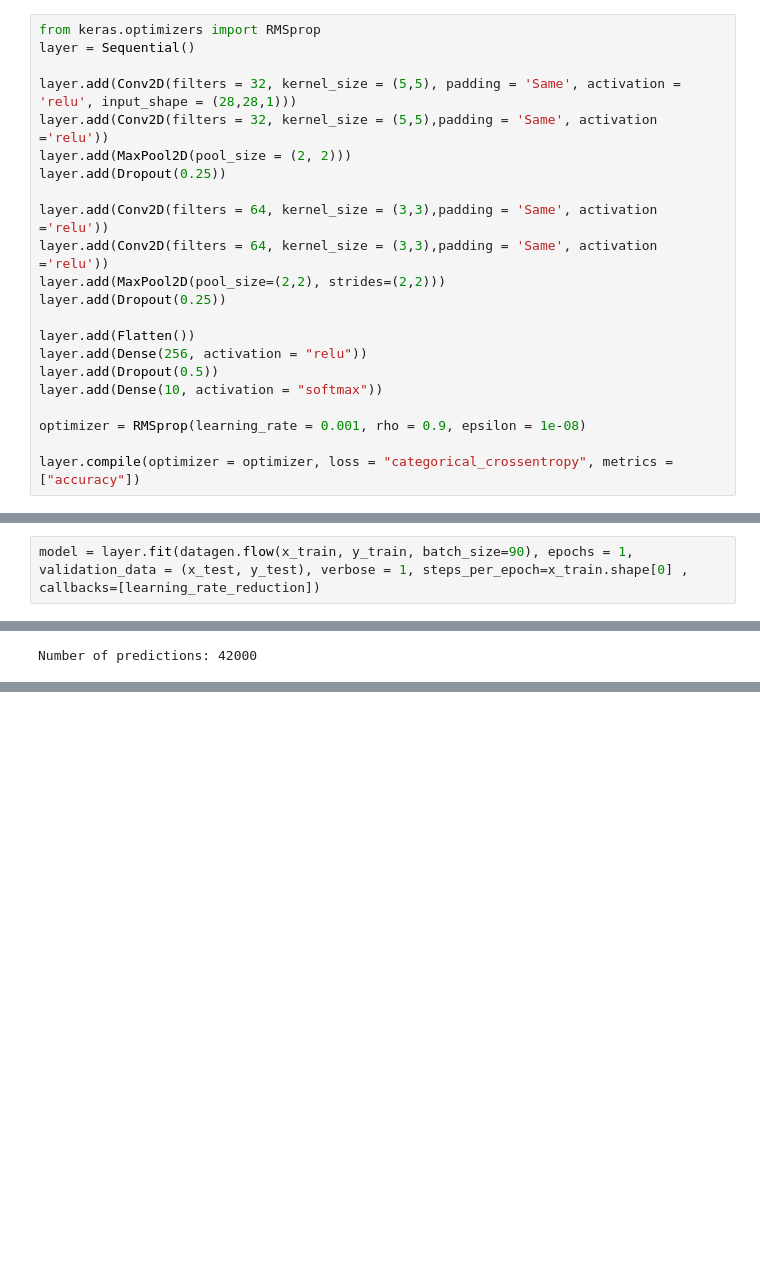
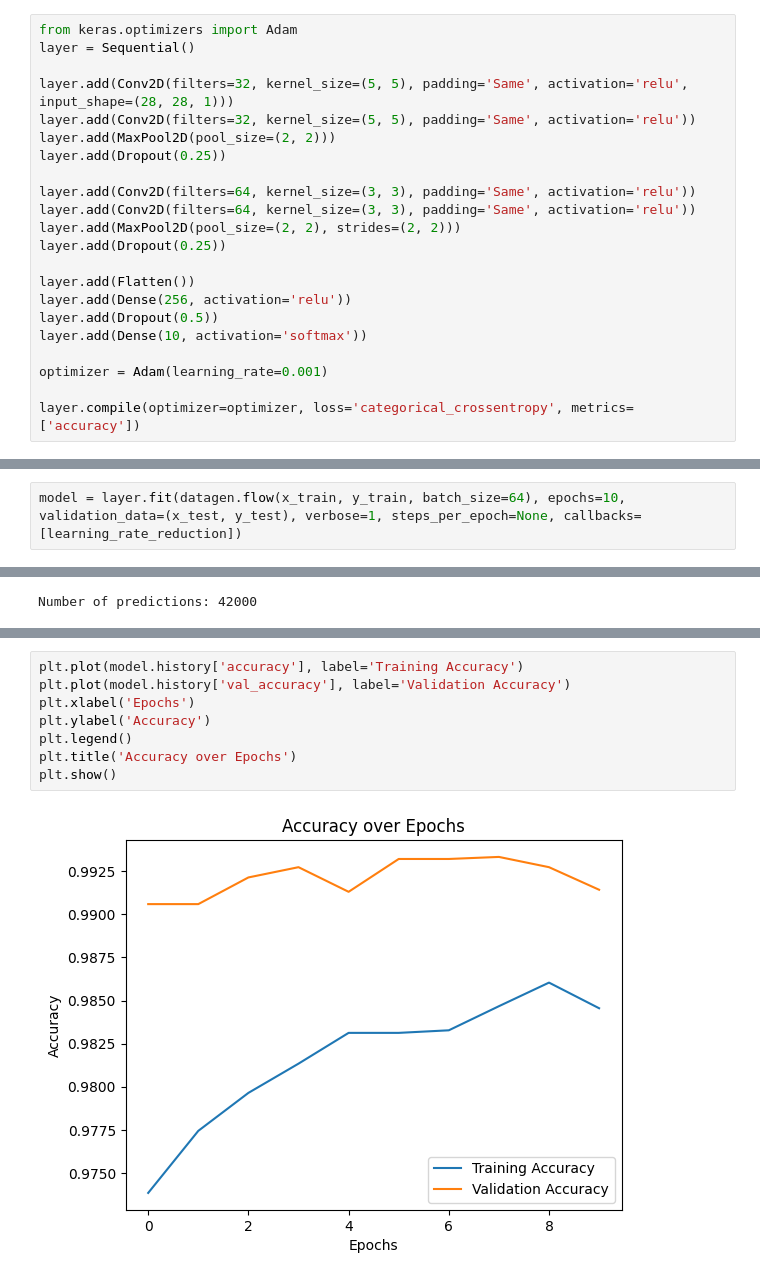
Before and after one commit to ApoorvPatidar/DigitRecognition, a Jupyter notebook: Digit-Recognizer.ipynb, the cells around one changed output, grey strips where cells are left out. Drawn from its saved outputs; the diff is of its cells as text; blank space fills up the shorter version.

```diff
--- a/Digit-Recognizer.ipynb
+++ b/Digit-Recognizer.ipynb
@@ -91,25 +109,25 @@ g = plt.imshow(x_train[0][:,:,0])
 # %%
-from keras.optimizers import RMSprop
+from keras.optimizers import Adam
 layer = Sequential()
 
-layer.add(Conv2D(filters = 32, kernel_size = (5,5), padding = 'Same', activation = 'relu', input_shape = (28,28,1)))
-layer.add(Conv2D(filters = 32, kernel_size = (5,5),padding = 'Same', activation ='relu'))
-layer.add(MaxPool2D(pool_size = (2, 2)))
+layer.add(Conv2D(filters=32, kernel_size=(5, 5), padding='Same', activation='relu', input_shape=(28, 28, 1)))
+layer.add(Conv2D(filters=32, kernel_size=(5, 5), padding='Same', activation='relu'))
+layer.add(MaxPool2D(pool_size=(2, 2)))
 layer.add(Dropout(0.25))
 
-layer.add(Conv2D(filters = 64, kernel_size = (3,3),padding = 'Same', activation ='relu'))
-layer.add(Conv2D(filters = 64, kernel_size = (3,3),padding = 'Same', activation ='relu'))
-layer.add(MaxPool2D(pool_size=(2,2), strides=(2,2)))
+layer.add(Conv2D(filters=64, kernel_size=(3, 3), padding='Same', activation='relu'))
+layer.add(Conv2D(filters=64, kernel_size=(3, 3), padding='Same', activation='relu'))
+layer.add(MaxPool2D(pool_size=(2, 2), strides=(2, 2)))
 layer.add(Dropout(0.25))
 
 layer.add(Flatten())
-layer.add(Dense(256, activation = "relu"))
+layer.add(Dense(256, activation='relu'))
 layer.add(Dropout(0.5))
-layer.add(Dense(10, activation = "softmax"))
+layer.add(Dense(10, activation='softmax'))
 
-optimizer = RMSprop(learning_rate = 0.001, rho = 0.9, epsilon = 1e-08)
+optimizer = Adam(learning_rate=0.001)
 
-layer.compile(optimizer = optimizer, loss = "categorical_crossentropy", metrics = ["accuracy"])
+layer.compile(optimizer=optimizer, loss='categorical_crossentropy', metrics=['accuracy'])
 # %% [markdown]
 ReduceLROnPlateau is used to reduce the learning rate when there is no improve in the val_acc
 # %%
@@ -130,5 +148,5 @@ datagen = ImageDataGenerator(
 
 datagen.fit(x_train)
 # %%
-model = layer.fit(datagen.flow(x_train, y_train, batch_size=90), epochs = 1, validation_data = (x_test, y_test), verbose = 1, steps_per_epoch=x_train.shape[0] , callbacks=[learning_rate_reduction])
+model = layer.fit(datagen.flow(x_train, y_train, batch_size=64), epochs=10, validation_data=(x_test, y_test), verbose=1, steps_per_epoch=None, callbacks=[learning_rate_reduction])
 # %% [output]
@@ -157,0 +210,10 @@ Accuracy: 0.9791428571428571
+# %%
+plt.plot(model.history['accuracy'], label='Training Accuracy')
+plt.plot(model.history['val_accuracy'], label='Validation Accuracy')
+plt.xlabel('Epochs')
+plt.ylabel('Accuracy')
+plt.legend()
+plt.title('Accuracy over Epochs')
+plt.show()
+# %% [output]
+[figure, added]
```
Also changed, not shown: parts of 10 cells of this notebook.
